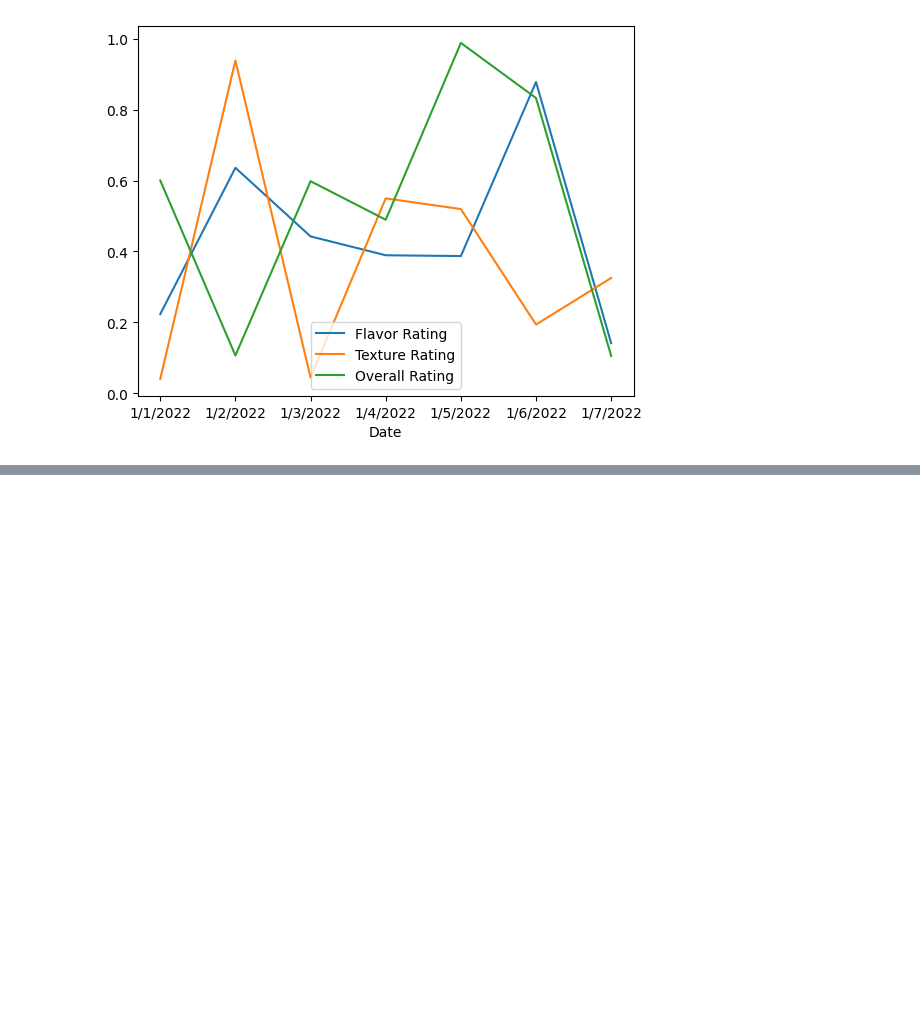
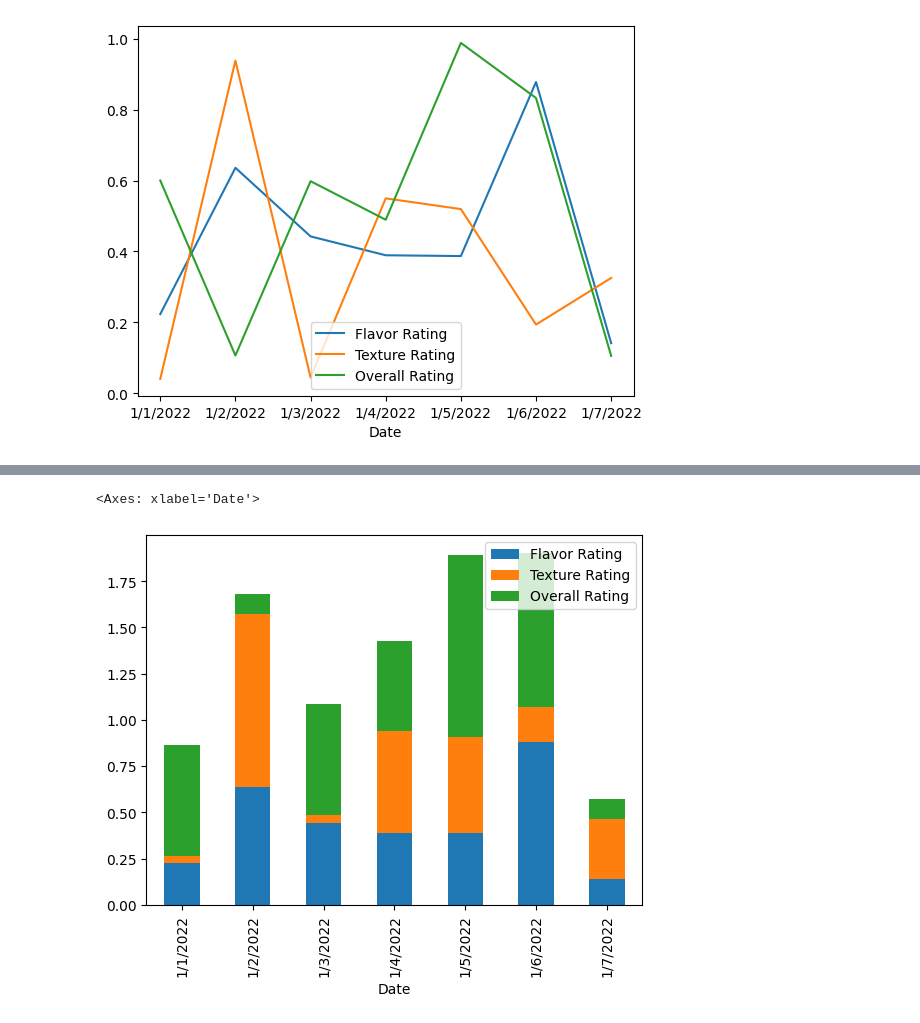
Before and after one commit to Hamed-Nori/datenanalyse_aufgaben, a Jupyter notebook: Aufgaben/Lösungen/Aufgabe_3_lösung.ipynb, the cells around one changed output, grey strips where cells are left out. Saved outputs shown, nothing was run; the diff lists cells and outputs as text; code cells hidden in the pictures; blank space fills up the shorter version.

```diff
--- a/Aufgaben/Lösungen/Aufgabe_3_lösung.ipynb
+++ b/Aufgaben/Lösungen/Aufgabe_3_lösung.ipynb
@@ -71,0 +114,7 @@ array([<Axes: xlabel='Date'>, <Axes: xlabel='Date'>,
+# %%
+# Die einzelen Säulen je Kategorie sollen auf einander gestapelt sein
+
+df.plot(kind="bar", stacked=True)
+# %% [output]
+<Axes: xlabel='Date'>
+[figure, added]
```
Also changed, not shown: parts of 8 cells of this notebook, 6 other files.
